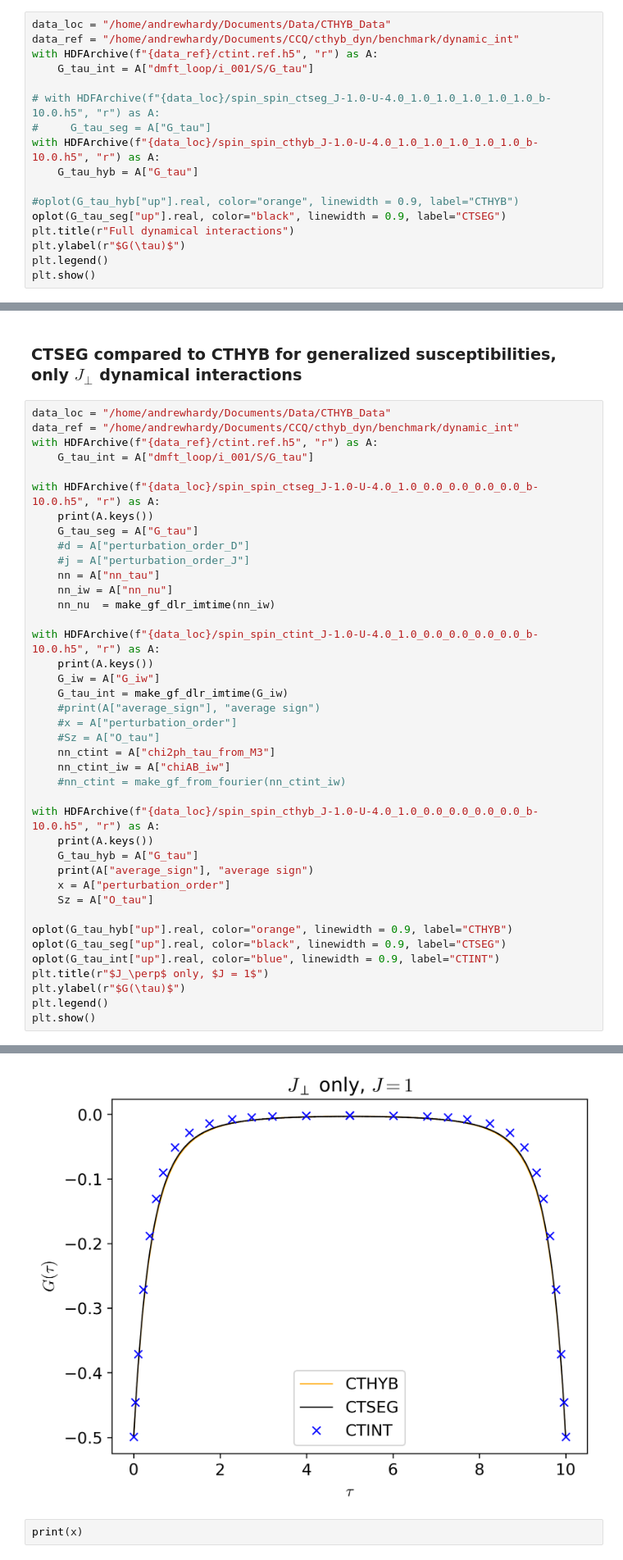
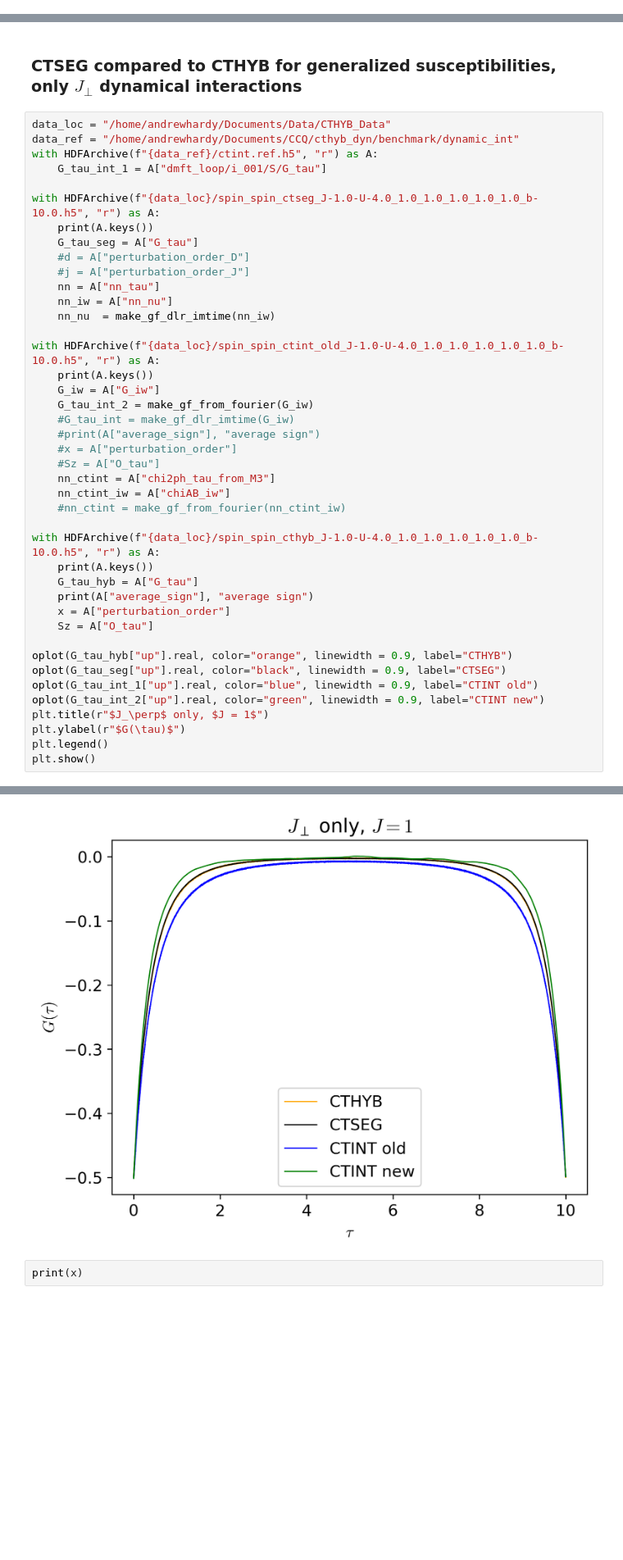
Before and after one commit to andrewkhardy/cthyb, a Jupyter notebook: benchmark/dynamic_int/CTHYB_Benchmarking.ipynb, the cells around one changed output, grey strips where cells are left out. Shown at 82% size. Saved outputs shown, nothing was run; the diff lists cells and outputs as text; blank space fills up the shorter version.

```diff
--- a/benchmark/dynamic_int/CTHYB_Benchmarking.ipynb
+++ b/benchmark/dynamic_int/CTHYB_Benchmarking.ipynb
@@ -221,17 +173,0 @@ plt.show()
-# %%
-data_loc = "/home/andrewhardy/Documents/Data/CTHYB_Data"
-data_ref = "/home/andrewhardy/Documents/CCQ/cthyb_dyn/benchmark/dynamic_int"
-with HDFArchive(f"{data_ref}/ctint.ref.h5", "r") as A:
-    G_tau_int = A["dmft_loop/i_001/S/G_tau"]
-
-# with HDFArchive(f"{data_loc}/spin_spin_ctseg_J-1.0-U-4.0_1.0_1.0_1.0_1.0_1.0_b-10.0.h5", "r") as A:
-#     G_tau_seg = A["G_tau"]
-with HDFArchive(f"{data_loc}/spin_spin_cthyb_J-1.0-U-4.0_1.0_1.0_1.0_1.0_1.0_b-10.0.h5", "r") as A:
-    G_tau_hyb = A["G_tau"]
-
-#oplot(G_tau_hyb["up"].real, color="orange", linewidth = 0.9, label="CTHYB")
-oplot(G_tau_seg["up"].real, color="black", linewidth = 0.9, label="CTSEG")
-plt.title(r"Full dynamical interactions")
-plt.ylabel(r"$G(\tau)$")
-plt.legend()
-plt.show()
@@ -340,9 +275,9 @@ plt.show()
 data_loc = "/home/andrewhardy/Documents/Data/CTHYB_Data"
 data_ref = "/home/andrewhardy/Documents/CCQ/cthyb_dyn/benchmark/dynamic_int"
 with HDFArchive(f"{data_ref}/ctint.ref.h5", "r") as A:
-    G_tau_int = A["dmft_loop/i_001/S/G_tau"]
+    G_tau_int_1 = A["dmft_loop/i_001/S/G_tau"]
 
-with HDFArchive(f"{data_loc}/spin_spin_ctseg_J-1.0-U-4.0_1.0_0.0_0.0_0.0_0.0_b-10.0.h5", "r") as A:
+with HDFArchive(f"{data_loc}/spin_spin_ctseg_J-1.0-U-4.0_1.0_1.0_1.0_1.0_1.0_b-10.0.h5", "r") as A:
     print(A.keys())
     G_tau_seg = A["G_tau"]
     #d = A["perturbation_order_D"]
@@ -351,10 +286,11 @@ with HDFArchive(f"{data_loc}/spin_spin_ctseg_J-1.0-U-4.0_1.0_0.0_0.0_0.0_0.0_b-1
     nn_iw = A["nn_nu"]
     nn_nu  = make_gf_dlr_imtime(nn_iw)
 
-with HDFArchive(f"{data_loc}/spin_spin_ctint_J-1.0-U-4.0_1.0_0.0_0.0_0.0_0.0_b-10.0.h5", "r") as A:
+with HDFArchive(f"{data_loc}/spin_spin_ctint_old_J-1.0-U-4.0_1.0_1.0_1.0_1.0_1.0_b-10.0.h5", "r") as A:
     print(A.keys())
     G_iw = A["G_iw"]
-    G_tau_int = make_gf_dlr_imtime(G_iw)
+    G_tau_int_2 = make_gf_from_fourier(G_iw)
+    #G_tau_int = make_gf_dlr_imtime(G_iw)
     #print(A["average_sign"], "average sign")
     #x = A["perturbation_order"]
     #Sz = A["O_tau"]
@@ -362,7 +298,7 @@ with HDFArchive(f"{data_loc}/spin_spin_ctint_J-1.0-U-4.0_1.0_0.0_0.0_0.0_0.0_b-1
     nn_ctint_iw = A["chiAB_iw"]
     #nn_ctint = make_gf_from_fourier(nn_ctint_iw)
 
-with HDFArchive(f"{data_loc}/spin_spin_cthyb_J-1.0-U-4.0_1.0_0.0_0.0_0.0_0.0_b-10.0.h5", "r") as A:
+with HDFArchive(f"{data_loc}/spin_spin_cthyb_J-1.0-U-4.0_1.0_1.0_1.0_1.0_1.0_b-10.0.h5", "r") as A:
     print(A.keys())
     G_tau_hyb = A["G_tau"]
     print(A["average_sign"], "average sign")
@@ -371,7 +307,8 @@ with HDFArchive(f"{data_loc}/spin_spin_cthyb_J-1.0-U-4.0_1.0_0.0_0.0_0.0_0.0_b-1
 
 oplot(G_tau_hyb["up"].real, color="orange", linewidth = 0.9, label="CTHYB")
 oplot(G_tau_seg["up"].real, color="black", linewidth = 0.9, label="CTSEG")
-oplot(G_tau_int["up"].real, color="blue", linewidth = 0.9, label="CTINT")
+oplot(G_tau_int_1["up"].real, color="blue", linewidth = 0.9, label="CTINT old")
+oplot(G_tau_int_2["up"].real, color="green", linewidth = 0.9, label="CTINT new")
 plt.title(r"$J_\perp$ only, $J = 1$")
 plt.ylabel(r"$G(\tau)$")
 plt.legend()
@@ -384,4 +321,4 @@ plt.show()
-[figure, old version]
+[figure, new version]
 # %%
 print(x)
 # %% [output]
```
Also changed, not shown: parts of 6 cells of this notebook, 1 other file.
